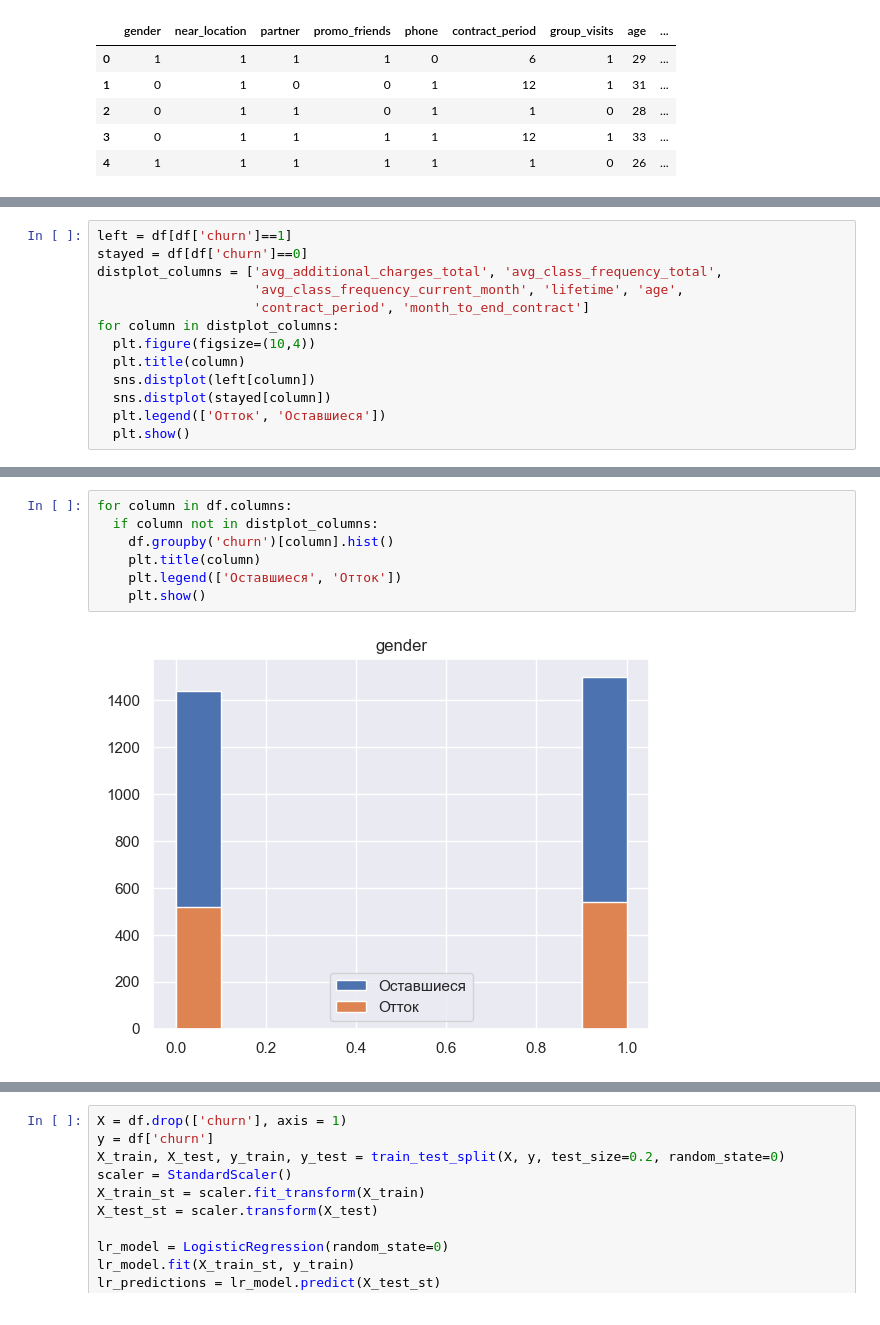
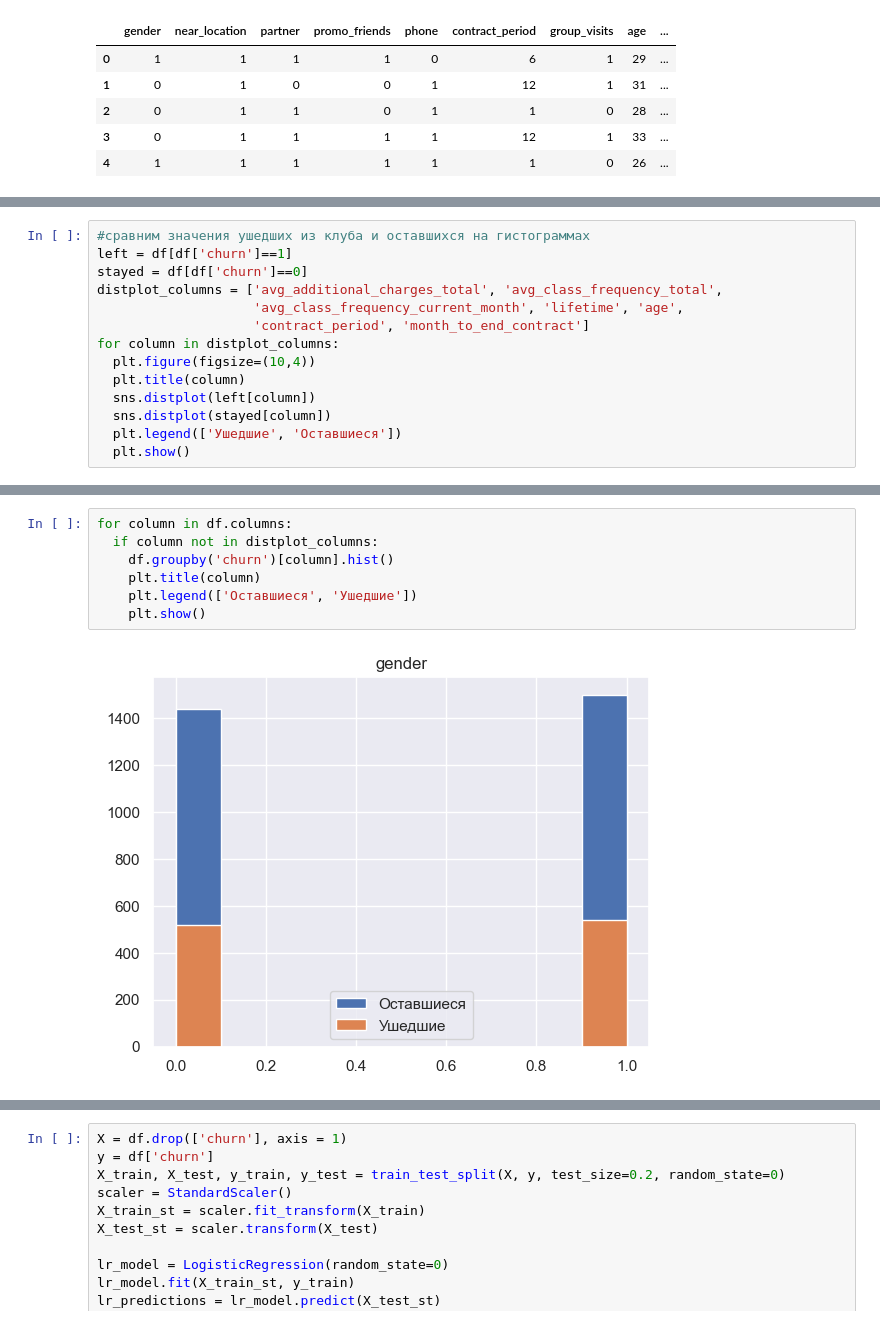
Before and after one commit to mssnatashka/mitpis, a Jupyter notebook: mitpis_lr3.ipynb, the cells around one changed output, grey strips where cells are left out. Cells and saved outputs as stored; diff of their text form.

```diff
--- a/mitpis_lr3.ipynb
+++ b/mitpis_lr3.ipynb
@@ -115,4 +153,5 @@ churn                              2939.0    0.000000   0.000000   0.000000   0.
 # %%
+#сравним значения ушедших из клуба и оставшихся на гистограммах
 left = df[df['churn']==1]
 stayed = df[df['churn']==0]
 distplot_columns = ['avg_additional_charges_total', 'avg_class_frequency_total',
@@ -123,6 +162,6 @@ for column in distplot_columns:
   plt.title(column)
   sns.distplot(left[column])
   sns.distplot(stayed[column])
-  plt.legend(['Отток', 'Оставшиеся'])
+  plt.legend(['Ушедшие', 'Оставшиеся'])
   plt.show()
 # %% [output]
@@ -136,9 +175,9 @@ for column in distplot_columns:
 # %%
 for column in df.columns:
   if column not in distplot_columns:
     df.groupby('churn')[column].hist()
     plt.title(column)
-    plt.legend(['Оставшиеся', 'Отток'])
+    plt.legend(['Оставшиеся', 'Ушедшие'])
     plt.show()
 # %% [output]
-[figure, old version]
+[figure, new version]
```
Also changed, not shown: parts of 23 cells of this notebook.
